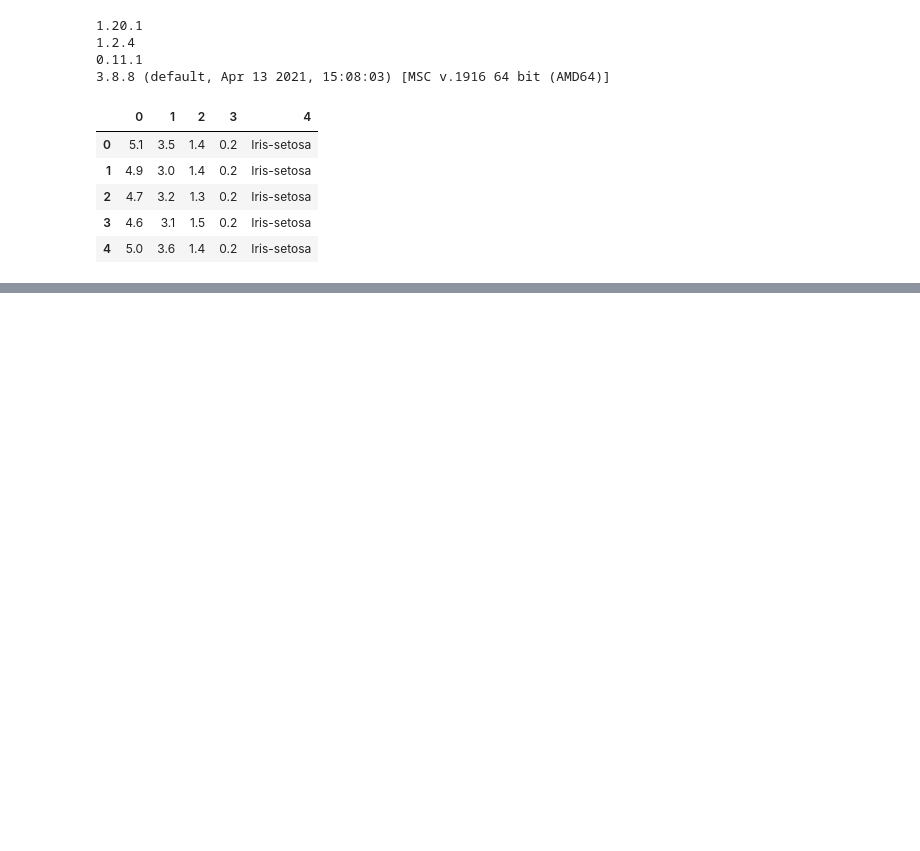
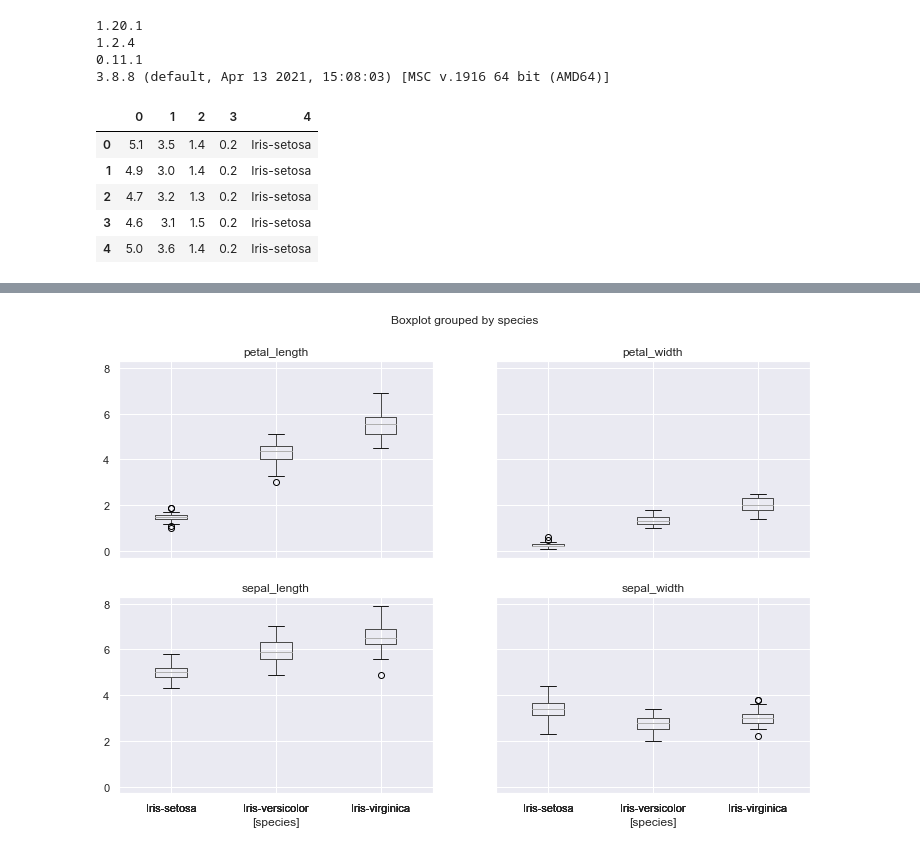
Before and after one commit to milu234/Project_Perseverance, a Jupyter notebook: Untitled.ipynb, the cells around one changed output, grey strips where cells are left out. Saved outputs shown, nothing was run; the diff lists cells and outputs as text; code cells hidden in the pictures; blank space fills up the shorter version.

```diff
--- a/Untitled.ipynb
+++ b/Untitled.ipynb
@@ -33,0 +123,4 @@ URLError: <urlopen error [WinError 10060] A connection attempt failed because th
+# %%
+df.boxplot(by='species',figsize=(12,8));
+# %% [output]
+[figure, added]
```
Also changed, not shown: parts of 12 cells of this notebook.
